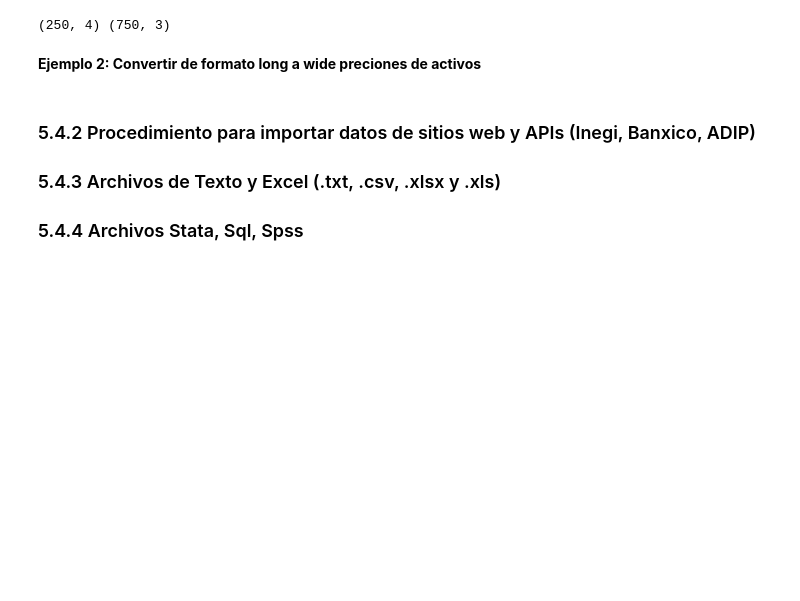
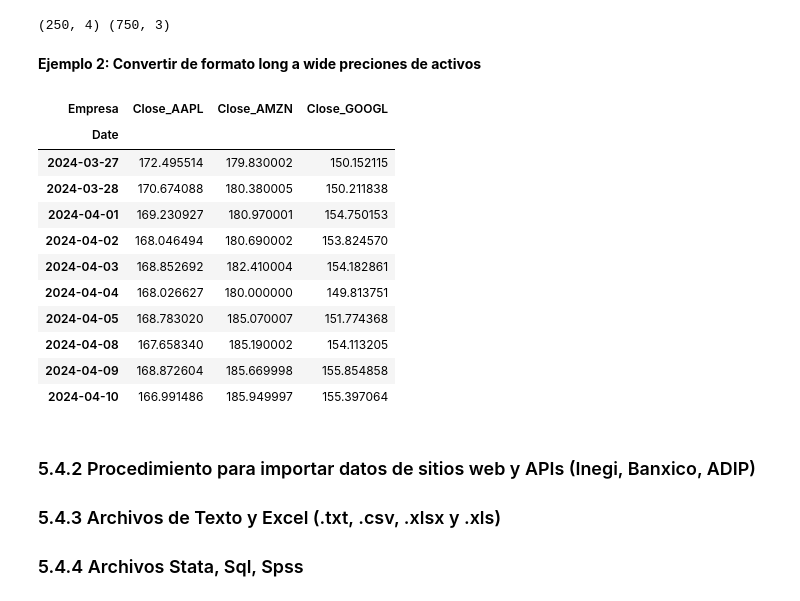
Before and after one commit to DiegoSReco/intro_python_para_economistas, a Jupyter notebook: script_python_5_Analisis_Datos_Pandas_2.ipynb, the cells around one changed output. Cells and saved outputs as stored; diff of their text form; code cells hidden in the pictures; blank space fills up the shorter version.

```diff
--- a/script_python_5_Analisis_Datos_Pandas_2.ipynb
+++ b/script_python_5_Analisis_Datos_Pandas_2.ipynb
@@ -862,6 +862,25 @@ print(df_close.shape, df_close_long.shape)
 (250, 4) (750, 3)
 # %% [markdown]
 **Ejemplo 2: Convertir de formato long a wide preciones de activos**
+# %%
+df_close_wide = df_close_long.pivot(index='Date',
+                                    columns='Empresa',
+                                    values='Precio')
+
+df_close_wide.head(10)
+# %% [output]
+| Empresa | Close_AAPL | Close_AMZN | Close_GOOGL |
+| Date |  |  |  |
+| 2024-03-27 | 172.495514 | 179.830002 | 150.152115 |
+| 2024-03-28 | 170.674088 | 180.380005 | 150.211838 |
+| 2024-04-01 | 169.230927 | 180.970001 | 154.750153 |
+| 2024-04-02 | 168.046494 | 180.690002 | 153.824570 |
+| 2024-04-03 | 168.852692 | 182.410004 | 154.182861 |
+| 2024-04-04 | 168.026627 | 180.000000 | 149.813751 |
+| 2024-04-05 | 168.783020 | 185.070007 | 151.774368 |
+| 2024-04-08 | 167.658340 | 185.190002 | 154.113205 |
+| 2024-04-09 | 168.872604 | 185.669998 | 155.854858 |
+| 2024-04-10 | 166.991486 | 185.949997 | 155.397064 |
 # %% [markdown]
 ### 5.4.2 Procedimiento para importar datos de sitios web y APIs (Inegi, Banxico, ADIP)
 
```
Also changed, not shown: parts of 1 cell of this notebook.
